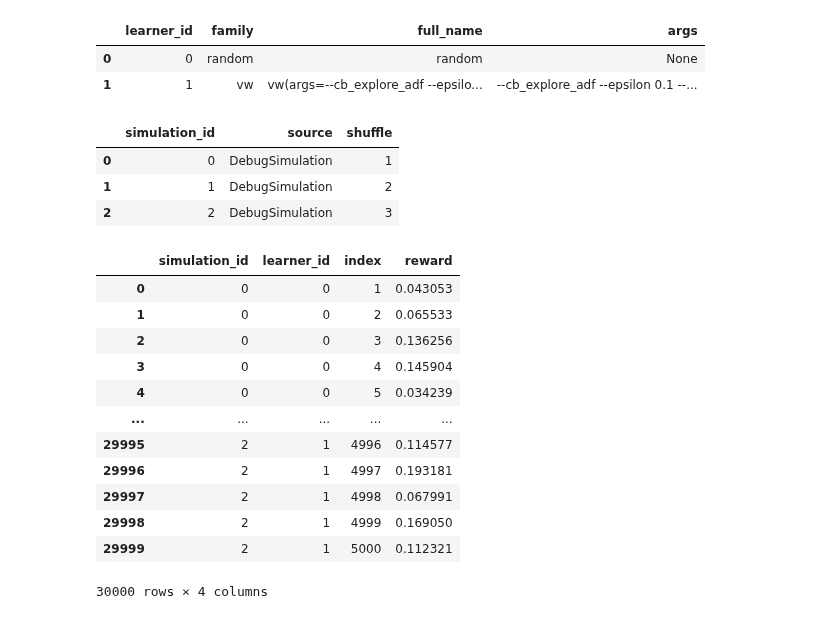
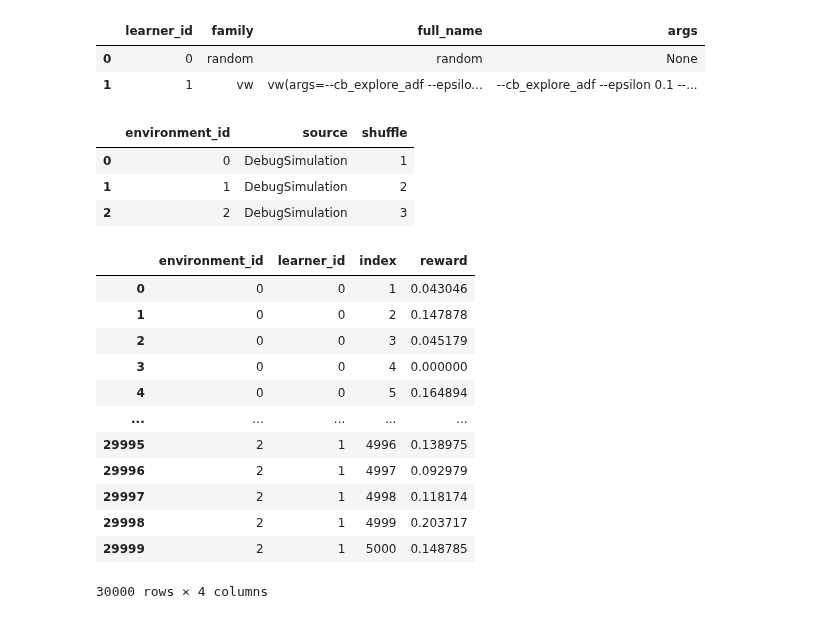
Before and after one commit to VowpalWabbit/coba, a Jupyter notebook: examples/notebooks/Results.ipynb, the cells around one changed output. Drawn from its saved outputs; the diff is of its cells as text; code cells hidden in the pictures.

```diff
--- a/examples/notebooks/Results.ipynb
+++ b/examples/notebooks/Results.ipynb
@@ -110,25 +125,27 @@ result.learners.to_pandas()
 | 0 | 0 | random | random | None |
 | 1 | 1 | vw | vw(args=--cb_explore_adf --epsilo... | --cb_explore_adf --epsilon 0.1 --... |
 # %%
-result.simulations.to_pandas()
+result = Result.from_file('r.log')
+result.environments.to_pandas()
 # %% [output]
-|  | simulation_id | source | shuffle |
+|  | environment_id | source | shuffle |
 | 0 | 0 | DebugSimulation | 1 |
 | 1 | 1 | DebugSimulation | 2 |
 | 2 | 2 | DebugSimulation | 3 |
 # %%
+result = Result.from_file('r.log')
 result.interactions.to_pandas()
 # %% [output]
-|  | simulation_id | learner_id | index | reward |
-| 0 | 0 | 0 | 1 | 0.043053 |
-| 1 | 0 | 0 | 2 | 0.065533 |
-| 2 | 0 | 0 | 3 | 0.136256 |
-| 3 | 0 | 0 | 4 | 0.145904 |
-| 4 | 0 | 0 | 5 | 0.034239 |
+|  | environment_id | learner_id | index | reward |
+| 0 | 0 | 0 | 1 | 0.043046 |
+| 1 | 0 | 0 | 2 | 0.147878 |
+| 2 | 0 | 0 | 3 | 0.045179 |
+| 3 | 0 | 0 | 4 | 0.000000 |
+| 4 | 0 | 0 | 5 | 0.164894 |
 | ... | ... | ... | ... | ... |
-| 29995 | 2 | 1 | 4996 | 0.114577 |
-| 29996 | 2 | 1 | 4997 | 0.193181 |
-| 29997 | 2 | 1 | 4998 | 0.067991 |
-| 29998 | 2 | 1 | 4999 | 0.169050 |
-| 29999 | 2 | 1 | 5000 | 0.112321 |
+| 29995 | 2 | 1 | 4996 | 0.138975 |
+| 29996 | 2 | 1 | 4997 | 0.092979 |
+| 29997 | 2 | 1 | 4998 | 0.118174 |
+| 29998 | 2 | 1 | 4999 | 0.203717 |
+| 29999 | 2 | 1 | 5000 | 0.148785 |
 30000 rows × 4 columns
```
Also changed, not shown: parts of 9 cells of this notebook, 39 other files.
